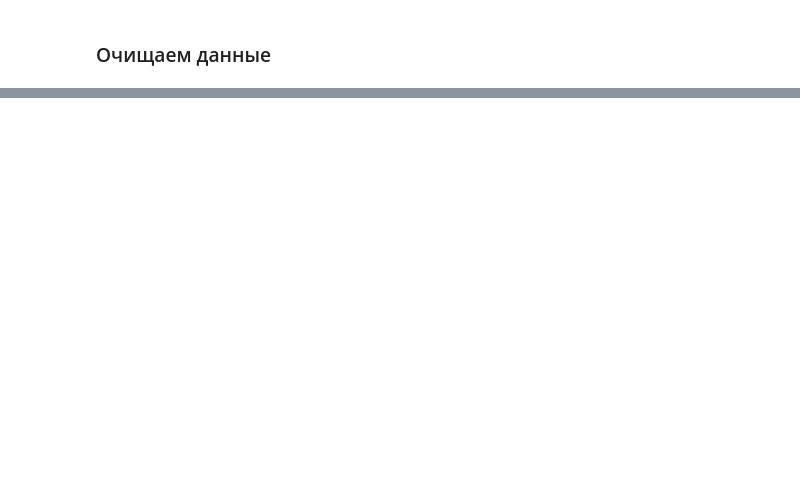
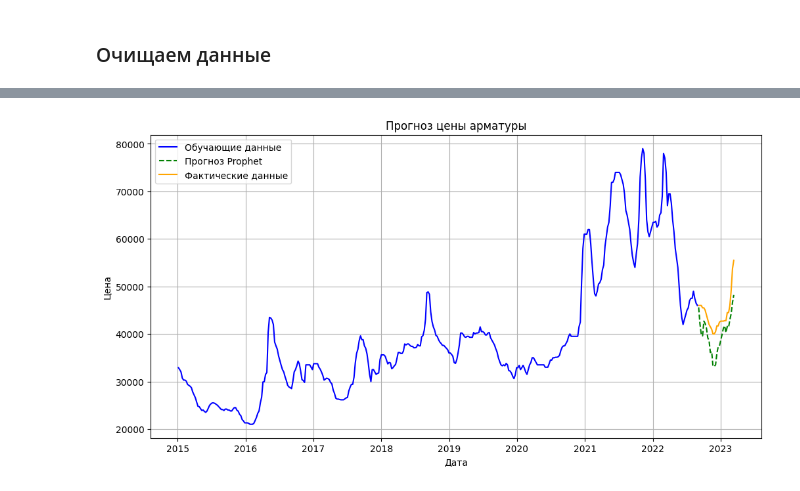
Before and after one commit to darinbtw/intensiv_3, a Jupyter notebook: vyacheslav_work/learn.ipynb, the cells around one changed output, grey strips where cells are left out. Drawn from its saved outputs; the diff is of its cells as text; code cells hidden in the pictures; blank space fills up the shorter version.

```diff
--- a/vyacheslav_work/learn.ipynb
+++ b/vyacheslav_work/learn.ipynb
@@ -219,0 +134,68 @@ test_data.to_excel('price_predictions.xlsx', index=False)
+# %%
+# Предположим, у вас есть:
+# train_df - исторические данные с ценами
+# test_df - датафрейм для прогноза с дополнительными признаками
+
+# 1. Подготовка обучающих данных
+train_df = train_df.rename(columns={'dt': 'ds', 'price': 'y'})
+train_df['ds'] = pd.to_datetime(train_df['ds'])
+
+# Добавляем ограничения для логистического роста
+train_df['cap'] = train_df['y'].max() * 1.5  # Максимальный предел (на 50% выше исторического максимума)
+train_df['floor'] = 0  # Минимальный предел
+
+# 2. Инициализация модели с настройками
+model = Prophet(
+    weekly_seasonality=True,
+    changepoint_prior_scale=0.01,  # Снижаем чувствительность к выбросам
+    growth='logistic',  # Ограничиваем рост
+    # seasonality_mode='multiplicative'  # Для нелинейной сезонности
+)
+
+# Добавляем регрессоры явно (убедитесь, что они есть в test_df)
+required_regressors = [col for col in train_df.columns if col not in ['ds', 'y', 'cap', 'floor']]
+for regressor in required_regressors:
+    model.add_regressor(regressor)
+
+# 3. Подготовка тестовых данных
+test_df = test_df.rename(columns={'dt': 'ds'})
+test_df['ds'] = pd.to_datetime(test_df['ds'])
+
+# Добавляем cap и floor в test_df
+test_df['cap'] = train_df['cap'].iloc[0]  # Используем тот же предел, что и в обучающих данных
+test_df['floor'] = 0
+
+# 4. Обучение модели
+model.fit(train_df)
+
+# 5. Прогнозирование
+forecast = model.predict(test_df)
+
+# 6. Добавляем прогнозы в test_df
+test_df['predicted_price'] = forecast['yhat'].values
+test_df['predicted_price'] = round(test_df['predicted_price'], -2)
+print(test_df[['ds', 'predicted_price']])
+
+# Вычисление метрик
+y_true = test_main['price']
+y_pred = test_df['predicted_price']
+
+print(f"MAE: {mean_absolute_error(y_true, y_pred):.2f}")
+print(f"R2-score: {r2_score(y_true, y_pred):.2f}")
+
+
+# Визуализация
+plt.figure(figsize=(12, 6))
+plt.plot(train_df['ds'], train_df['y'], label='Обучающие данные', color='blue')
+plt.plot(test_df['ds'], test_df['predicted_price'], label='Прогноз Prophet', color='green', linestyle='--')
+plt.plot(test_main['dt'], test_main['price'], label='Фактические данные', color='orange')
+
+plt.title('Прогноз цены арматуры')
+plt.xlabel('Дата')
+plt.ylabel('Цена')
+plt.legend()
+plt.grid(True)
+plt.show()
+
+test_df.to_excel('predicted_price.xlsx', index=False, engine='openpyxl') # Сохраняем готовый датасет
+# %% [output]
@@ -219,0 +221 @@ test_data.to_excel('price_predictions.xlsx', index=False)
+[figure, added]
```
Also changed, not shown: parts of 7 cells of this notebook, 2 other files.
